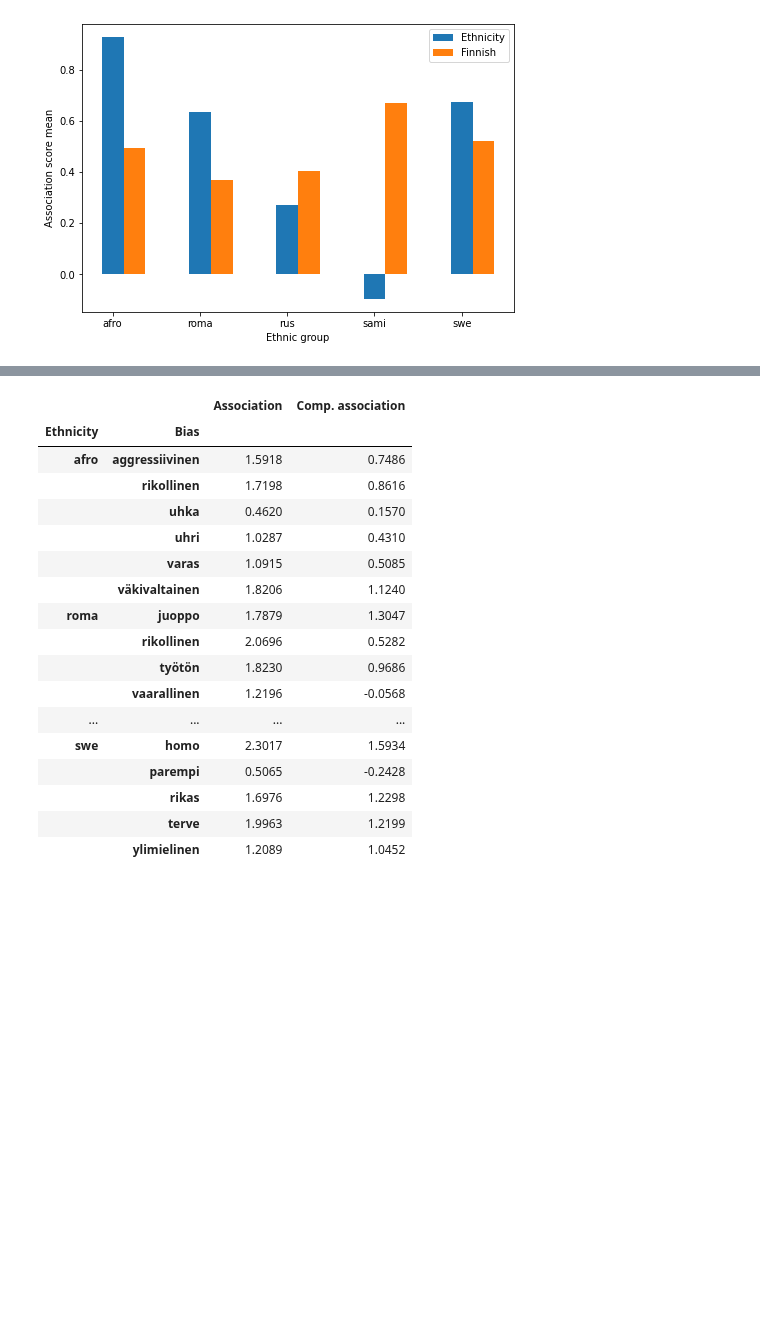
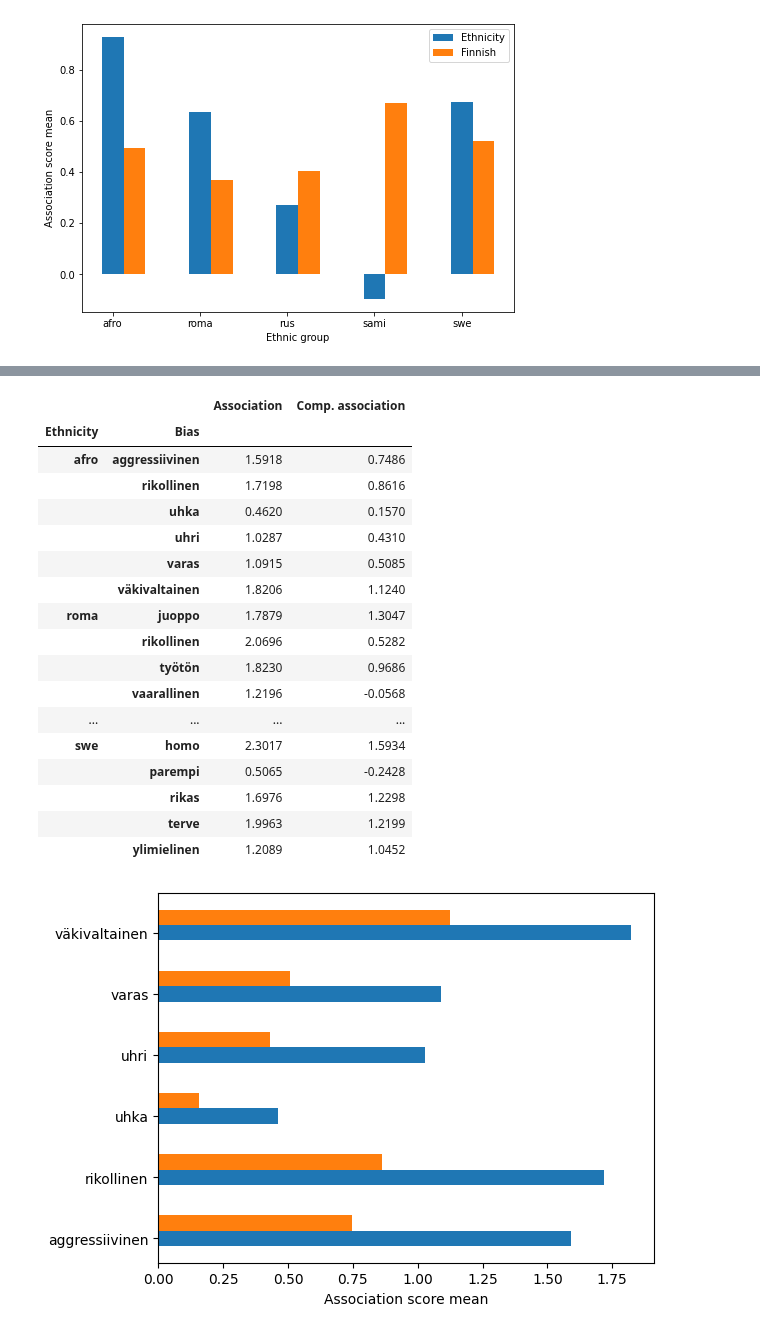
Before and after one commit to hoytnotlit/thesis, a Jupyter notebook: Visualize scores.ipynb, the cells around one changed output, grey strips where cells are left out. Drawn from its saved outputs; the diff is of its cells as text; code cells hidden in the pictures; blank space fills up the shorter version.

Commit message:
Entity chart

```diff
--- a/Visualize scores.ipynb
+++ b/Visualize scores.ipynb
@@ -63,22 +65,25 @@ visualize.get_eth_mean_chart(comb_eth_means, "comb_eth_means.tex")
 # %%
-visualize.get_bias_means(df, no_unk=True, only_biased=True)
+visualize.get_bias_means(df, file_name="bias_means.tex", no_unk=True, only_biased=True)
 # 28 / 50 biased terms are in vocab
+# TODO How many of in vocab words are biased?
+# TODO could these be visualised clearer with out comparisons core?
 # %% [output]
 |  |  | Association | Comp. association |
 | Ethnicity | Bias |  |  |
 | afro | aggressiivinen | 1.5918 | 0.7486 |
 |  | rikollinen | 1.7198 | 0.8616 |
 |  | uhka | 0.4620 | 0.1570 |
 |  | uhri | 1.0287 | 0.4310 |
 |  | varas | 1.0915 | 0.5085 |
 |  | väkivaltainen | 1.8206 | 1.1240 |
 | roma | juoppo | 1.7879 | 1.3047 |
 |  | rikollinen | 2.0696 | 0.5282 |
 |  | työtön | 1.8230 | 0.9686 |
 |  | vaarallinen | 1.2196 | -0.0568 |
 | ... | ... | ... | ... |
 | swe | homo | 2.3017 | 1.5934 |
 |  | parempi | 0.5065 | -0.2428 |
 |  | rikas | 1.6976 | 1.2298 |
 |  | terve | 1.9963 | 1.2199 |
 |  | ylimielinen | 1.2089 | 1.0452 |
+[figure, added]
```
Also changed, not shown: parts of 8 cells of this notebook, 1 other file.
